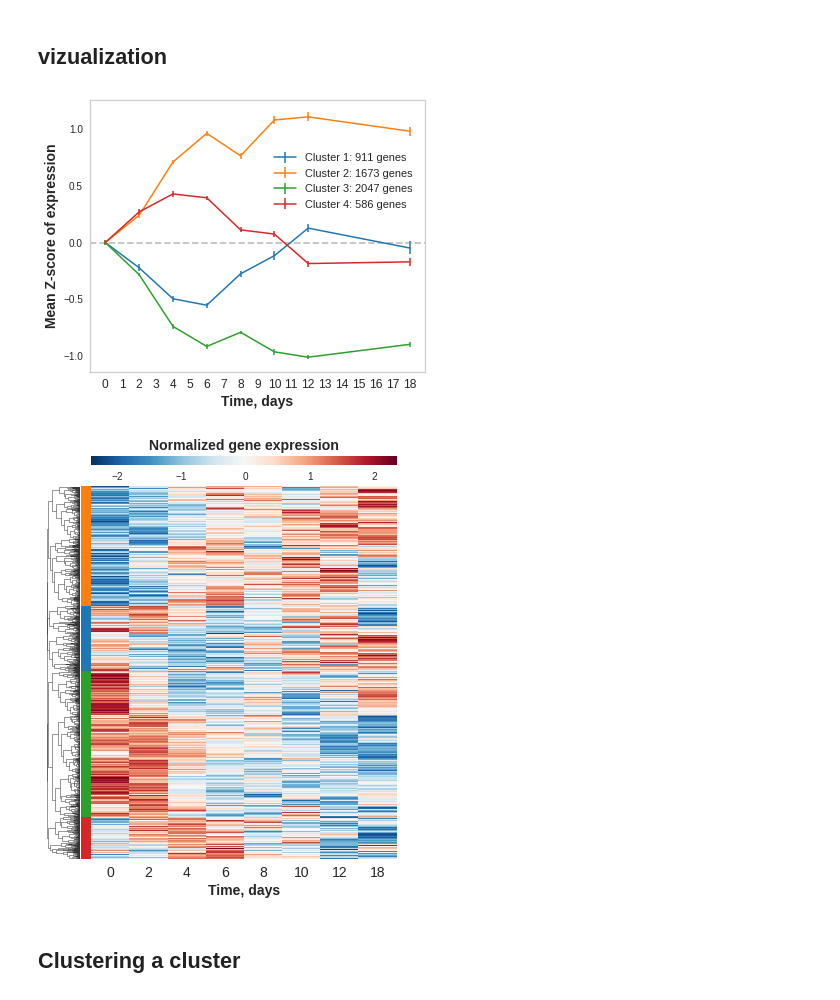
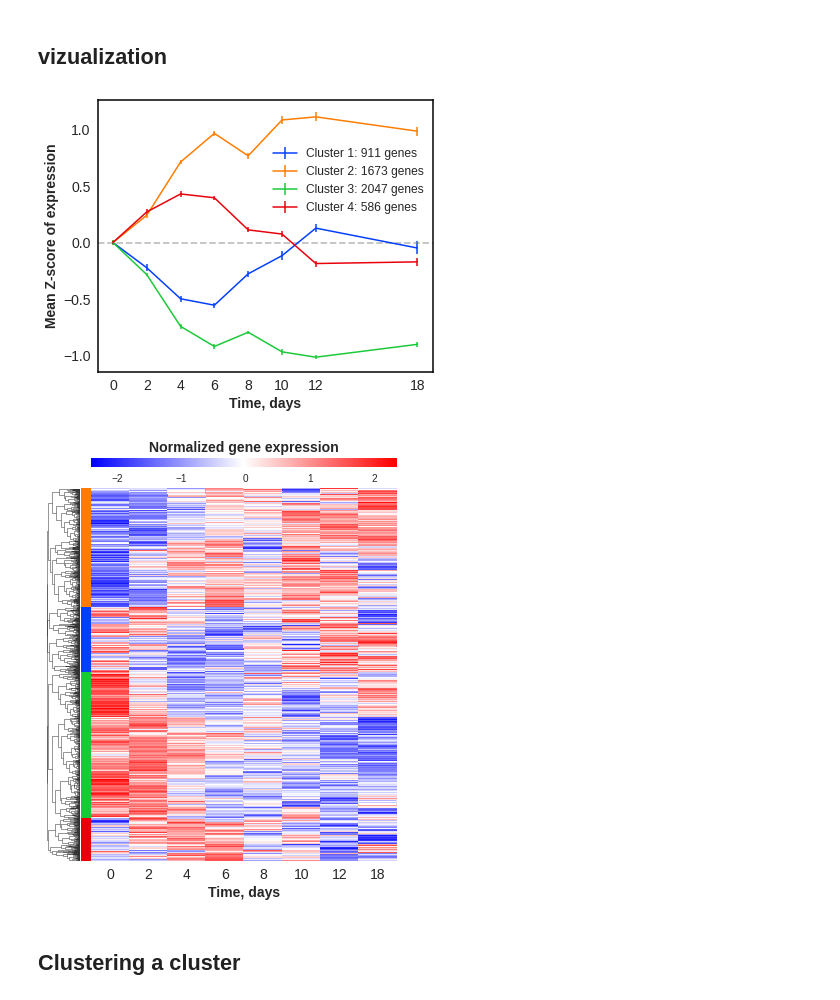
Before and after one commit to shappiron/Reprogramming_meta, a Jupyter notebook: clustering.ipynb, the cells around one changed output. Saved outputs shown, nothing was run; the diff lists cells and outputs as text; code cells hidden in the pictures.

Commit message:
panel4

```diff
--- a/clustering.ipynb
+++ b/clustering.ipynb
@@ -42,7 +42,7 @@ import json
 
 #avg dymnamics
 name = "Mouse average dynamics"
-df = pd.read_csv('tmp/mouse_avg_dynamics_19ds.csv', index_col=0)
+df = pd.read_csv('dynamics_components/mouse_avg_dynamics_19ds.csv', index_col=0)
 
 #combine columns with common time points
 #df = df.T.groupby(time).mean().T
@@ -58,11 +58,11 @@ time = list(map(int, df.columns.tolist()))
 # df_full = df_full.T.groupby(time).mean().T
 # %%
 # Instantiate the clustering model and visualizer
-model = AgglomerativeClustering(
-                            affinity='precomputed',
-                            linkage='complete',
-                            )
-visualizer = KElbowVisualizer(model, k=(2,10), timings=False)
+# model = AgglomerativeClustering(
+#                             affinity='precomputed',
+#                             linkage='complete',
+#                             )
+# visualizer = KElbowVisualizer(model, k=(2,10), timings=False)
 
-visualizer.fit(M)        # Fit the data to the visualizer
-visualizer.show()        # Finalize and render the figure
+# visualizer.fit(M)        # Fit the data to the visualizer
+# visualizer.show()        # Finalize and render the figure
@@ -72,6 +69,6 @@ visualizer.show()        # Finalize and render the figure
 # %%
-clst = AgglomerativeClustering(n_clusters=visualizer.elbow_value_,
-                            #n_clusters=4,
+clst = AgglomerativeClustering(#n_clusters=visualizer.elbow_value_,
+                            n_clusters=4,
                             affinity='precomputed',
                             linkage='complete',
                             #distance_threshold=.75
@@ -81,7 +78,7 @@ y_pred = y_pred + 1 #increment cluster number
 
 cluster_labels = sorted(np.unique(y_pred))
 #set color palette for all plots
-COLORS = list(sns.color_palette("tab10"))[:len(cluster_labels)]
+COLORS = list(sns.color_palette("bright"))[:len(cluster_labels)]
 COLOR_DICT = dict(zip(cluster_labels, COLORS))
 # %% [markdown]
 ## Alternative clustering
@@ -150,6 +147,8 @@ COLOR_DICT = dict(zip(cluster_labels, COLORS))
 # %%
 ## cluster centroids plot
 plt.figure(figsize=(6,5))
+plt.rcParams["axes.edgecolor"] = "0."
+plt.rcParams["axes.linewidth"]  = 1.5
 for i, color in COLOR_DICT.items():
     representers = df[y_pred==i]
     se = representers.sem(0)
@@ -160,17 +159,19 @@ for i, color in COLOR_DICT.items():
     plt.errorbar(t, m, 1.96*se, label="Cluster %d: %d genes" % (i, len(representers)), lw=1.5, color=color)
 
 #plt.title(name + " mean representation", fontsize=14)
-plt.xticks(np.arange(t.min(), t.max() + 1), fontsize=12)
+
+plt.xticks(t, fontsize=14)
+plt.yticks(fontsize=14)
 plt.xlabel('Time, days', fontsize=14, fontweight='bold')
 plt.ylabel('Mean Z-score of expression', fontsize=14, fontweight='bold')
-plt.legend(fontsize=11, bbox_to_anchor=(0.52, 0.56))
+plt.legend(fontsize=12, bbox_to_anchor=(0.49, 0.54))
 plt.grid(alpha=0.)
 plt.axhline(0., alpha=0.5, ls='--', color='grey')
 
-plt.savefig('figs/panel1/%s_cluster_dynamics.svg' % name, format='svg', dpi=300, bbox_inches='tight')
+plt.savefig('figs/panel4/%s_cluster_dynamics.svg' % name, format='svg', dpi=300, bbox_inches='tight')
 #plt.show()
 # %% [output]
-[figure, old version]
+[figure, new version]
 # %%
 import scipy.spatial as sp, scipy.cluster.hierarchy as hc
 
@@ -178,30 +179,31 @@ linkage = hc.linkage(sp.distance.squareform(M, checks=False), method='complete')
 # %%
 # normalize data to correct plotting
 #y_sorted = y_pred[y_pred.argsort()]
 df_norm = ((df.T - np.array(df.mean(1))) / df.std(1)).T
 #df_norm = df_norm.iloc[y_pred.argsort(),:]
 row_colors = [COLOR_DICT[y] for y in y_pred]
 fig = sns.clustermap(df_norm, #row_linkage=linkage,
                 figsize=(6, 6.4),
                 metric='correlation', method='complete',
                 cbar_kws = {"use_gridspec":False, "orientation":"horizontal"},
-                cmap='RdBu_r', col_cluster=False, row_colors=row_colors,
+                cmap='bwr', col_cluster=False, row_colors=row_colors,
                 dendrogram_ratio=0.1,
                 tree_kws={'linewidths':0.5,
                     #'colors':row_colors
                     })
+
 fig.ax_cbar.set_position([fig.ax_heatmap.get_position().xmin, 0.92, fig.ax_heatmap.get_position().width, 0.02])
 fig.ax_heatmap.set_yticklabels([])
 fig.ax_cbar.set_title('Normalized gene expression', fontsize=14, fontweight='bold')
 #fig.ax_heatmap.set_xticklabels(fontsize=14)
 fig.ax_heatmap.set_xlabel('Time, days', fontsize=14, fontweight='bold')
 fig.ax_heatmap.set_ylabel('', fontsize=14)
 fig.ax_heatmap.set_xticklabels(time, fontsize=14)
 #fig.ax_heatmap.set_title('title');
 
-fig.savefig('figs/panel1/%s_cluster_heatmap.svg' % name, format='svg', dpi=300, bbox_inches='tight')
+fig.savefig('figs/panel4/%s_cluster_heatmap.svg' % name, format='svg', dpi=300, bbox_inches='tight')
 # %% [output]
-[figure, old version]
+[figure, new version]
 # %%
 ##vizualisation by dimensionality reduction
 # um = UMAP(metric='correlation')
```
Also changed, not shown: parts of 10 cells of this notebook, 2 other files.
